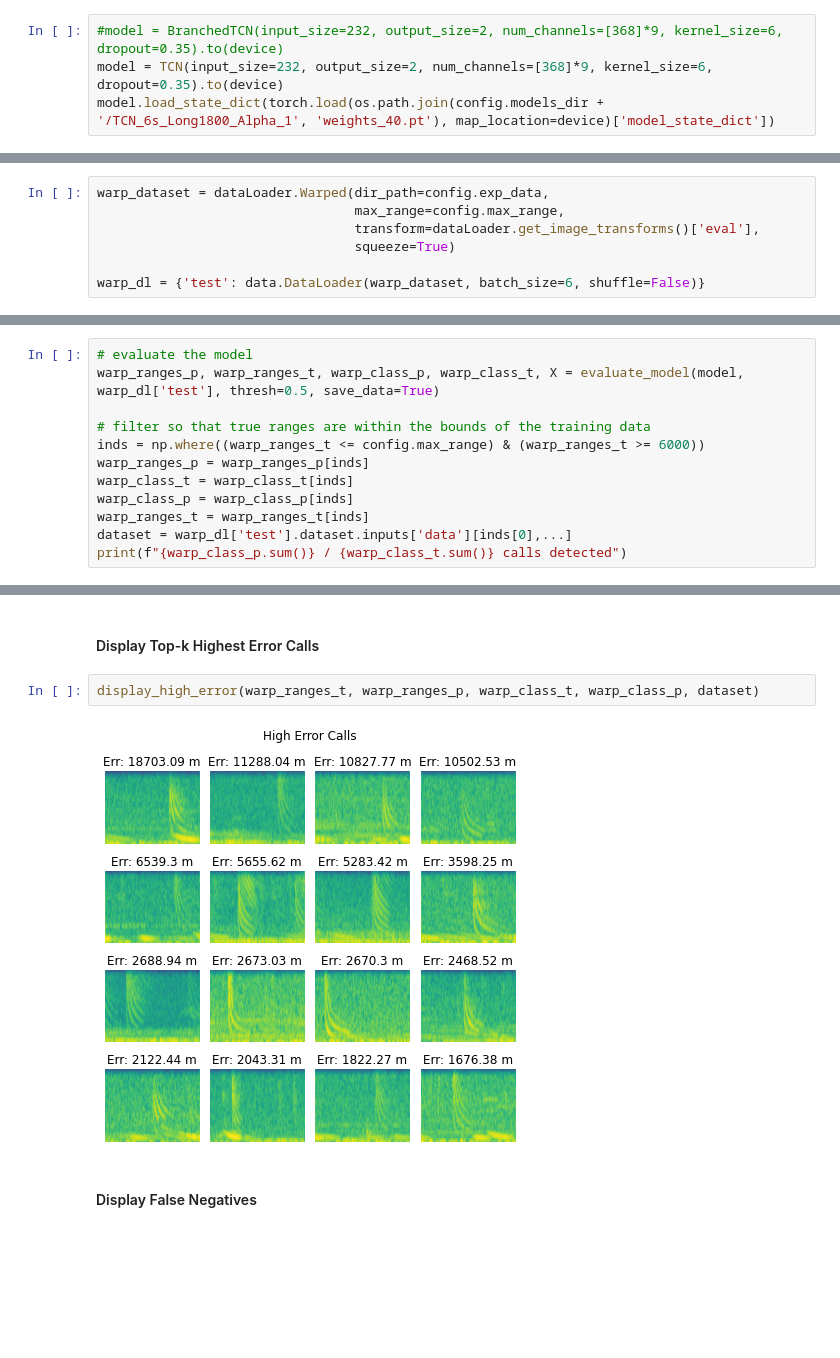
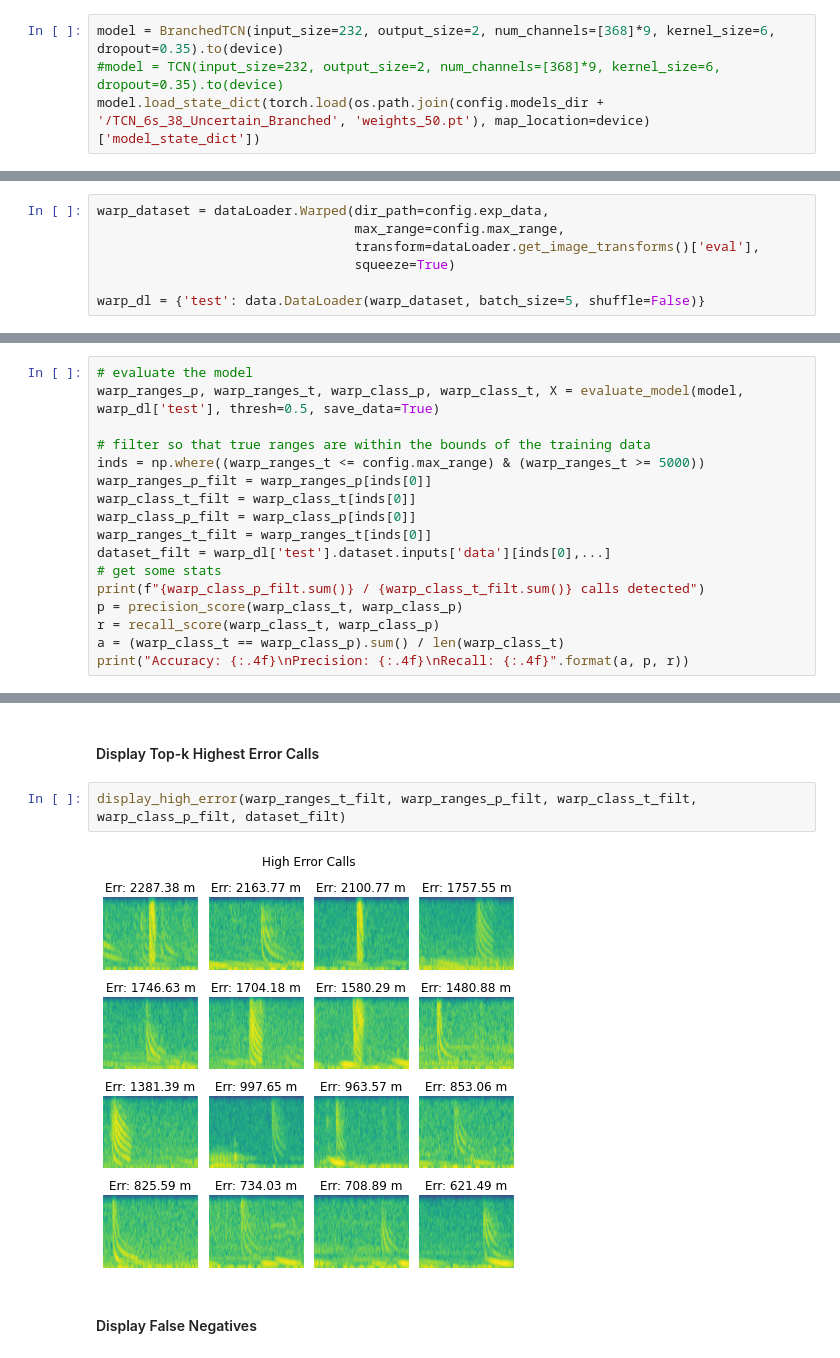
Before and after one commit to whoi-mars/detect_and_range, a Jupyter notebook: evaluate.ipynb, the cells around one changed output, grey strips where cells are left out. Cells and saved outputs as stored; diff of their text form; blank space fills up the shorter version.

```diff
--- a/evaluate.ipynb
+++ b/evaluate.ipynb
@@ -31,9 +31,9 @@ dl = dataLoader.get_dataloaders(data_dir=config.data_dir,
 # %% [markdown]
 #### Load the desired model checkpoint
 # %%
-#model = BranchedTCN(input_size=232, output_size=2, num_channels=[368]*9, kernel_size=6, dropout=0.35).to(device)
-model = TCN(input_size=232, output_size=2, num_channels=[368]*9, kernel_size=6, dropout=0.35).to(device)
-model.load_state_dict(torch.load(os.path.join(config.models_dir + '/TCN_6s_Long1800_Alpha_1', 'weights_40.pt'), map_location=device)['model_state_dict'])
+model = BranchedTCN(input_size=232, output_size=2, num_channels=[368]*9, kernel_size=6, dropout=0.35).to(device)
+#model = TCN(input_size=232, output_size=2, num_channels=[368]*9, kernel_size=6, dropout=0.35).to(device)
+model.load_state_dict(torch.load(os.path.join(config.models_dir + '/TCN_6s_38_Uncertain_Branched', 'weights_50.pt'), map_location=device)['model_state_dict'])
 # %% [output]
 <All keys matched successfully>
 # %% [markdown]
@@ -234,7 +234,7 @@ warp_dataset = dataLoader.Warped(dir_path=config.exp_data,
                                  transform=dataLoader.get_image_transforms()['eval'],
                                  squeeze=True)
 
-warp_dl = {'test': data.DataLoader(warp_dataset, batch_size=6, shuffle=False)}
+warp_dl = {'test': data.DataLoader(warp_dataset, batch_size=5, shuffle=False)}
 # %% [markdown]
 #### Evalutate Model On Experimental Data
 # %%
@@ -242,11 +242,16 @@ warp_dl = {'test': data.DataLoader(warp_dataset, batch_size=6, shuffle=False)}
 warp_ranges_p, warp_ranges_t, warp_class_p, warp_class_t, X = evaluate_model(model, warp_dl['test'], thresh=0.5, save_data=True)
 
 # filter so that true ranges are within the bounds of the training data
-inds = np.where((warp_ranges_t <= config.max_range) & (warp_ranges_t >= 6000))
-warp_ranges_p = warp_ranges_p[inds]
-warp_class_t = warp_class_t[inds]
-warp_class_p = warp_class_p[inds]
-warp_ranges_t = warp_ranges_t[inds]
-dataset = warp_dl['test'].dataset.inputs['data'][inds[0],...]
-print(f"{warp_class_p.sum()} / {warp_class_t.sum()} calls detected")
+inds = np.where((warp_ranges_t <= config.max_range) & (warp_ranges_t >= 5000))
+warp_ranges_p_filt = warp_ranges_p[inds[0]]
+warp_class_t_filt = warp_class_t[inds[0]]
+warp_class_p_filt = warp_class_p[inds[0]]
+warp_ranges_t_filt = warp_ranges_t[inds[0]]
+dataset_filt = warp_dl['test'].dataset.inputs['data'][inds[0],...]
+# get some stats
+print(f"{warp_class_p_filt.sum()} / {warp_class_t_filt.sum()} calls detected")
+p = precision_score(warp_class_t, warp_class_p)
+r = recall_score(warp_class_t, warp_class_p)
+a = (warp_class_t == warp_class_p).sum() / len(warp_class_t)
+print("Accuracy: {:.4f}\nPrecision: {:.4f}\nRecall: {:.4f}".format(a, p, r))
 # %% [output]
@@ -264,9 +272,9 @@ MAE: 3654.02 m
 # %% [markdown]
 #### Display Top-k Highest Error Calls
 # %%
-display_high_error(warp_ranges_t, warp_ranges_p, warp_class_t, warp_class_p, dataset)
+display_high_error(warp_ranges_t_filt, warp_ranges_p_filt, warp_class_t_filt, warp_class_p_filt, dataset_filt)
 # %% [output]
-[figure, old version]
+[figure, new version]
 # %% [markdown]
 #### Display False Negatives
 # %%
```
Also changed, not shown: parts of 8 cells of this notebook, 1 other file.
